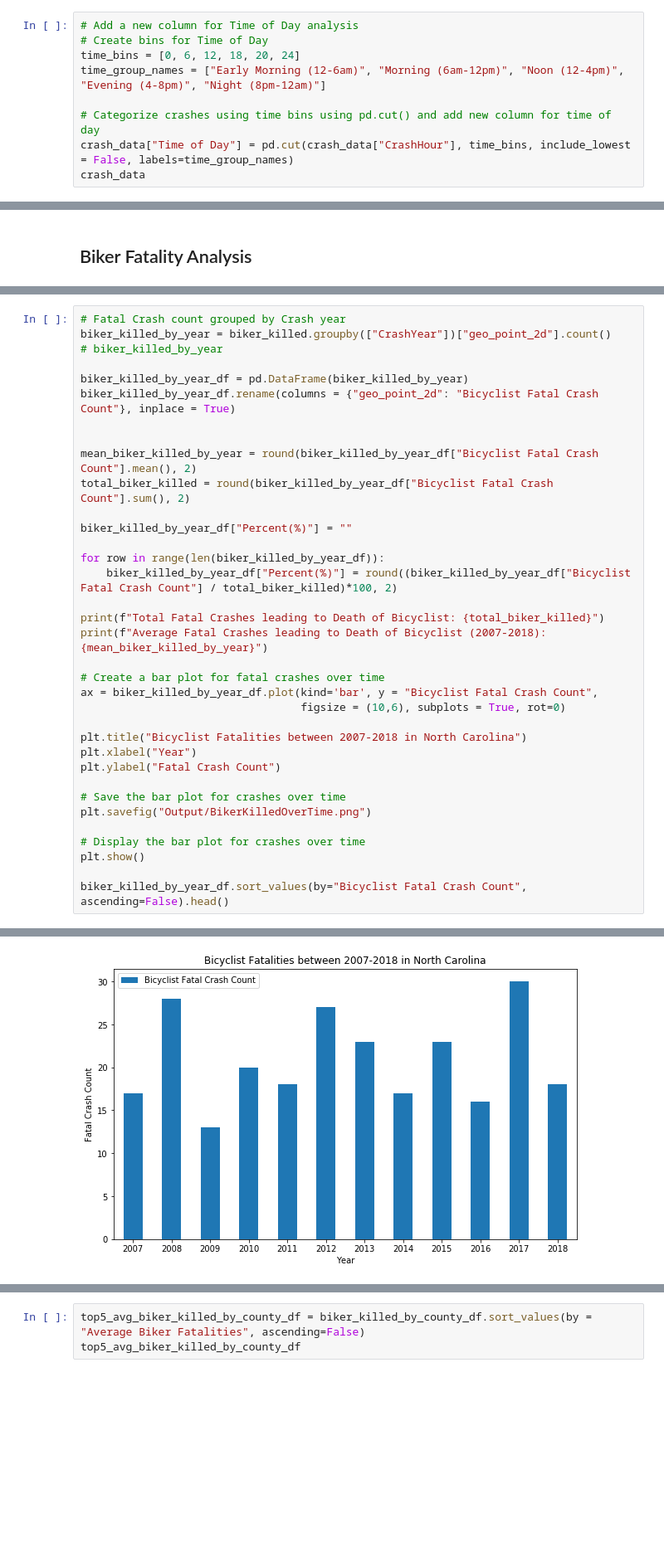
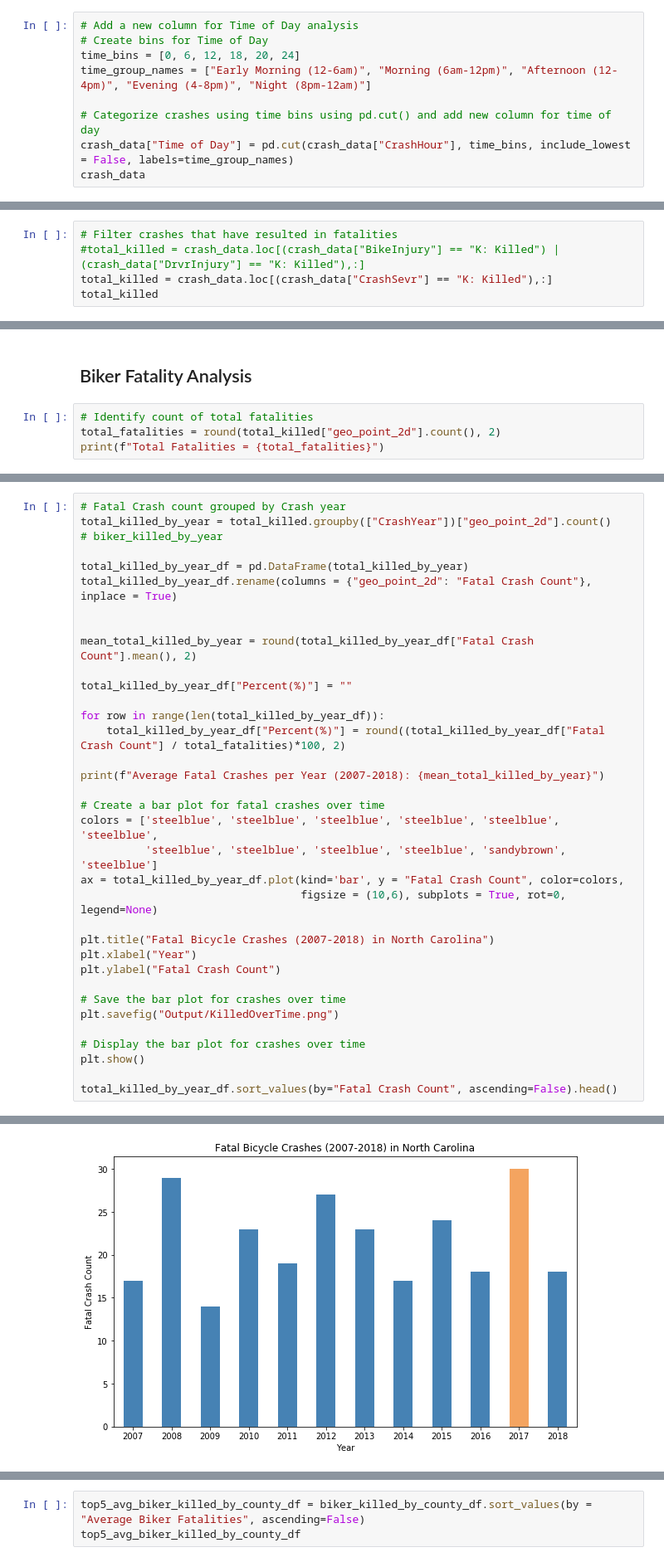
Before and after one commit to waghrayrashi/project-1, a Jupyter notebook: cyclist-analysis.ipynb, the cells around one changed output, grey strips where cells are left out. Shown: that part at 83% size. Saved outputs shown, nothing was run; the diff lists cells and outputs as text; blank space fills up the shorter version.

Commit message:
Updated to include total fatalities

```diff
--- a/cyclist-analysis.ipynb
+++ b/cyclist-analysis.ipynb
@@ -152,7 +150,7 @@ crash_data.head()
 # Add a new column for Time of Day analysis
 # Create bins for Time of Day
 time_bins = [0, 6, 12, 18, 20, 24]
-time_group_names = ["Early Morning (12-6am)", "Morning (6am-12pm)", "Noon (12-4pm)", "Evening (4-8pm)", "Night (8pm-12am)"]
+time_group_names = ["Early Morning (12-6am)", "Morning (6am-12pm)", "Afternoon (12-4pm)", "Evening (4-8pm)", "Night (8pm-12am)"]
 
 # Categorize crashes using time bins using pd.cut() and add new column for time of day
 crash_data["Time of Day"] = pd.cut(crash_data["CrashHour"], time_bins, include_lowest = False, labels=time_group_names)
@@ -237,3 +234,8 @@ motorist_killed
 | 3960 | 36.3075390601,-80.7165385698 | Yes | 14 | 11-15 | No | No | Unknown | B: Suspected Minor Injury | Other | ... |
 | 6251 | 34.8811399996,-77.9744399999 | Yes | 37 | 30-39 | . | No | With Traffic | B: Suspected Minor Injury | Travel Lane | ... |
 2 rows × 58 columns
+# %%
+# Filter crashes that have resulted in fatalities
+#total_killed = crash_data.loc[(crash_data["BikeInjury"] == "K: Killed") | (crash_data["DrvrInjury"] == "K: Killed"),:]
+total_killed = crash_data.loc[(crash_data["CrashSevr"] == "K: Killed"),:]
+total_killed
@@ -240,2 +256,6 @@ motorist_killed
 # %% [markdown]
 ## Biker Fatality Analysis
+# %%
+# Identify count of total fatalities
+total_fatalities = round(total_killed["geo_point_2d"].count(), 2)
+print(f"Total Fatalities = {total_fatalities}")
@@ -242,36 +264,36 @@ motorist_killed
 # %%
 # Fatal Crash count grouped by Crash year
-biker_killed_by_year = biker_killed.groupby(["CrashYear"])["geo_point_2d"].count()
+total_killed_by_year = total_killed.groupby(["CrashYear"])["geo_point_2d"].count()
 # biker_killed_by_year
 
-biker_killed_by_year_df = pd.DataFrame(biker_killed_by_year)
-biker_killed_by_year_df.rename(columns = {"geo_point_2d": "Bicyclist Fatal Crash Count"}, inplace = True)
+total_killed_by_year_df = pd.DataFrame(total_killed_by_year)
+total_killed_by_year_df.rename(columns = {"geo_point_2d": "Fatal Crash Count"}, inplace = True)
 
 
-mean_biker_killed_by_year = round(biker_killed_by_year_df["Bicyclist Fatal Crash Count"].mean(), 2)
-total_biker_killed = round(biker_killed_by_year_df["Bicyclist Fatal Crash Count"].sum(), 2)
+mean_total_killed_by_year = round(total_killed_by_year_df["Fatal Crash Count"].mean(), 2)
 
-biker_killed_by_year_df["Percent(%)"] = ""
+total_killed_by_year_df["Percent(%)"] = ""
 
-for row in range(len(biker_killed_by_year_df)):
-    biker_killed_by_year_df["Percent(%)"] = round((biker_killed_by_year_df["Bicyclist Fatal Crash Count"] / total_biker_killed)*100, 2)
+for row in range(len(total_killed_by_year_df)):
+    total_killed_by_year_df["Percent(%)"] = round((total_killed_by_year_df["Fatal Crash Count"] / total_fatalities)*100, 2)
 
-print(f"Total Fatal Crashes leading to Death of Bicyclist: {total_biker_killed}")
-print(f"Average Fatal Crashes leading to Death of Bicyclist (2007-2018): {mean_biker_killed_by_year}")
+print(f"Average Fatal Crashes per Year (2007-2018): {mean_total_killed_by_year}")
 
 # Create a bar plot for fatal crashes over time
-ax = biker_killed_by_year_df.plot(kind='bar', y = "Bicyclist Fatal Crash Count",
-                                  figsize = (10,6), subplots = True, rot=0)
+colors = ['steelblue', 'steelblue', 'steelblue', 'steelblue', 'steelblue', 'steelblue',
+          'steelblue', 'steelblue', 'steelblue', 'steelblue', 'sandybrown', 'steelblue']
+ax = total_killed_by_year_df.plot(kind='bar', y = "Fatal Crash Count", color=colors,
+                                  figsize = (10,6), subplots = True, rot=0, legend=None)
 
-plt.title("Bicyclist Fatalities between 2007-2018 in North Carolina")
+plt.title("Fatal Bicycle Crashes (2007-2018) in North Carolina")
 plt.xlabel("Year")
 plt.ylabel("Fatal Crash Count")
 
 # Save the bar plot for crashes over time
-plt.savefig("Output/BikerKilledOverTime.png")
+plt.savefig("Output/KilledOverTime.png")
 
 # Display the bar plot for crashes over time
 plt.show()
 
-biker_killed_by_year_df.sort_values(by="Bicyclist Fatal Crash Count", ascending=False).head()
+total_killed_by_year_df.sort_values(by="Fatal Crash Count", ascending=False).head()
 # %% [output]
@@ -280 +301 @@ Average Fatal Crashes leading to Death of Bicyclist (2007-2018): 20.83
-[figure, old version]
+[figure, new version]
```
Also changed, not shown: parts of 41 cells of this notebook, 55 other files.
